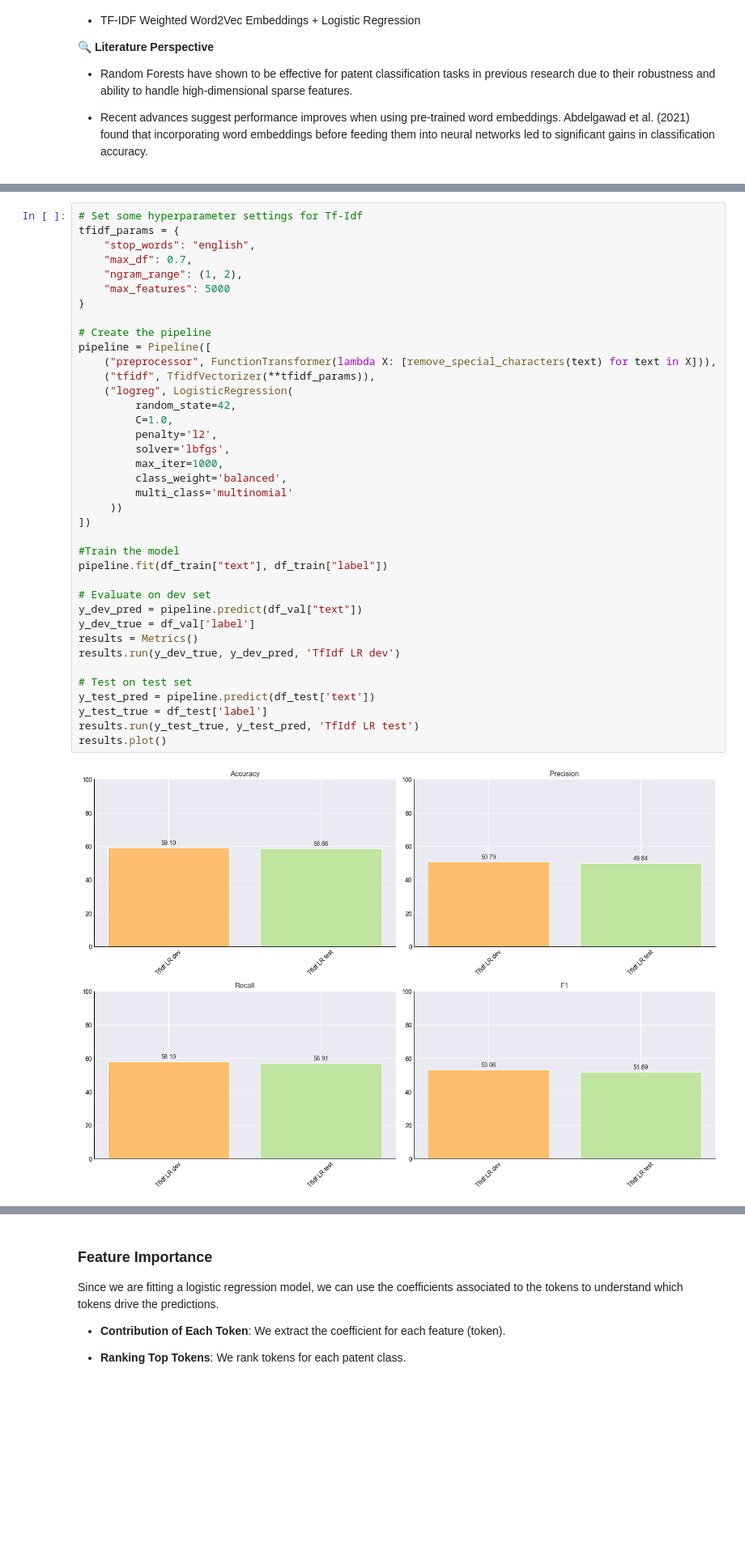
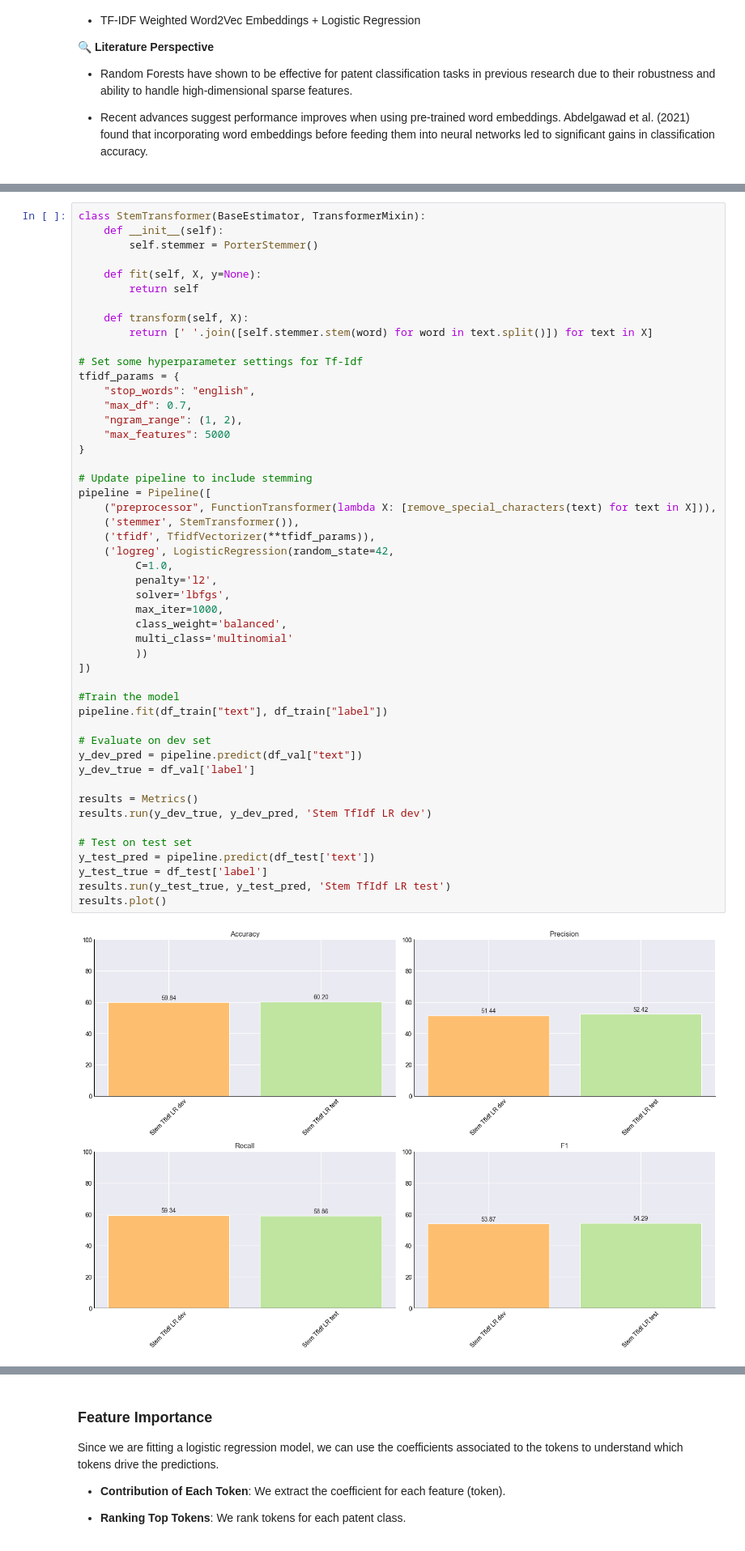
Before and after one commit to m9o8/anlp_final_project, a Jupyter notebook: code/task1.ipynb, the cells around one changed output, grey strips where cells are left out. Shown at 81% size. Drawn from its saved outputs; the diff is of its cells as text; blank space fills up the shorter version.

```diff
--- a/code/task1.ipynb
+++ b/code/task1.ipynb
@@ -529,44 +530,55 @@ are often discarded at the preprocessing step, so for that we dont set min_df hy
 3. Define the logistic regression model with basic hyperparameters.
 # %%
+class StemTransformer(BaseEstimator, TransformerMixin):
+    def __init__(self):
+        self.stemmer = PorterStemmer()
+
+    def fit(self, X, y=None):
+        return self
+
+    def transform(self, X):
+        return [' '.join([self.stemmer.stem(word) for word in text.split()]) for text in X]
+
 # Set some hyperparameter settings for Tf-Idf
 tfidf_params = {
     "stop_words": "english",
     "max_df": 0.7,
     "ngram_range": (1, 2),
     "max_features": 5000
 }
 
-# Create the pipeline
+# Update pipeline to include stemming
 pipeline = Pipeline([
     ("preprocessor", FunctionTransformer(lambda X: [remove_special_characters(text) for text in X])),
-    ("tfidf", TfidfVectorizer(**tfidf_params)),
-    ("logreg", LogisticRegression(
-         random_state=42,
+    ('stemmer', StemTransformer()),
+    ('tfidf', TfidfVectorizer(**tfidf_params)),
+    ('logreg', LogisticRegression(random_state=42,
          C=1.0,
          penalty='l2',
          solver='lbfgs',
          max_iter=1000,
          class_weight='balanced',
          multi_class='multinomial'
-     ))
+         ))
 ])
 
 #Train the model
 pipeline.fit(df_train["text"], df_train["label"])
 
 # Evaluate on dev set
 y_dev_pred = pipeline.predict(df_val["text"])
 y_dev_true = df_val['label']
+
 results = Metrics()
-results.run(y_dev_true, y_dev_pred, 'TfIdf LR dev')
+results.run(y_dev_true, y_dev_pred, 'Stem TfIdf LR dev')
 
 # Test on test set
 y_test_pred = pipeline.predict(df_test['text'])
 y_test_true = df_test['label']
-results.run(y_test_true, y_test_pred, 'TfIdf LR test')
+results.run(y_test_true, y_test_pred, 'Stem TfIdf LR test')
 results.plot()
 # %% [output]
-[figure, old version]
+[figure, new version]
 # %% [markdown]
 The model shows modest performance, which highlights the complexity of the task
 
```
Also changed, not shown: parts of 38 cells of this notebook.
